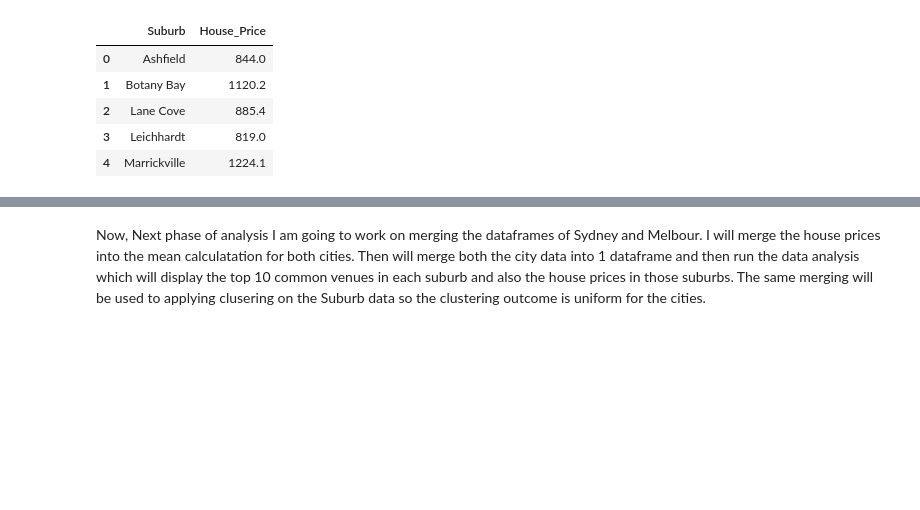
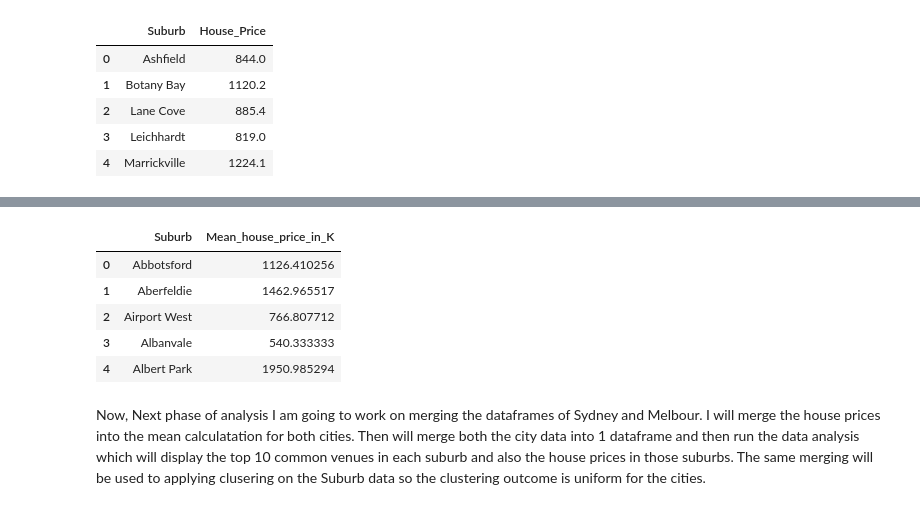
Before and after one commit to bipluv89/Capstone_project, a Jupyter notebook: Capstone_Sydney_melbourne_Analytical_view.ipynb, the cells around one changed output, grey strips where cells are left out. Cells and saved outputs as stored; diff of their text form; code cells hidden in the pictures; blank space fills up the shorter version.

```diff
--- a/Capstone_Sydney_melbourne_Analytical_view.ipynb
+++ b/Capstone_Sydney_melbourne_Analytical_view.ipynb
@@ -516,3 +525,12 @@ MelbournePrice_mean=MelbournePrice_mean.rename(columns={'Price':'Mean_house_pric
+# %%
+MelbournePrice_mean.head()
+# %% [output]
+|  | Suburb | Mean_house_price_in_K |
+| 0 | Abbotsford | 1126.410256 |
+| 1 | Aberfeldie | 1462.965517 |
+| 2 | Airport West | 766.807712 |
+| 3 | Albanvale | 540.333333 |
+| 4 | Albert Park | 1950.985294 |
 # %% [markdown]
 Now, Next phase of analysis I am going to work on merging the dataframes of Sydney and Melbour. I will merge the house prices into the mean calculatation for both cities. Then will merge both the city data into 1 dataframe and then run the data analysis which will display the top 10 common venues in each suburb and also the house prices in those suburbs.
 The same merging will be used to applying clusering on the Suburb data so the clustering outcome is uniform for the cities.
```
Also changed, not shown: parts of 2 cells of this notebook.
